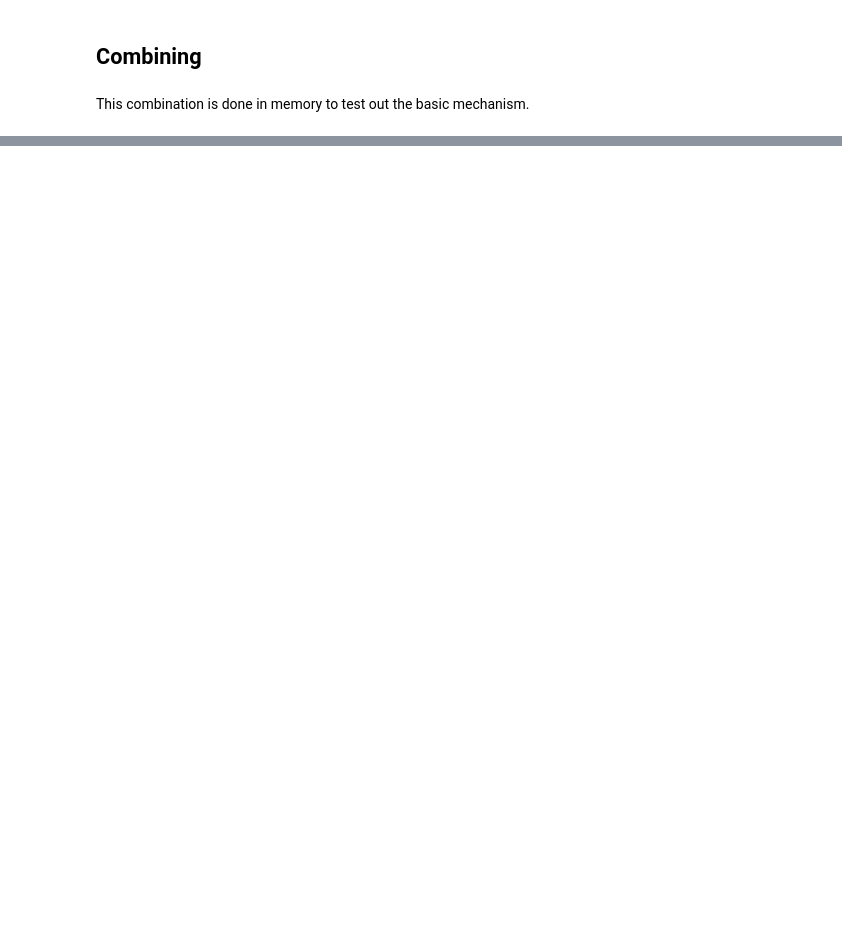
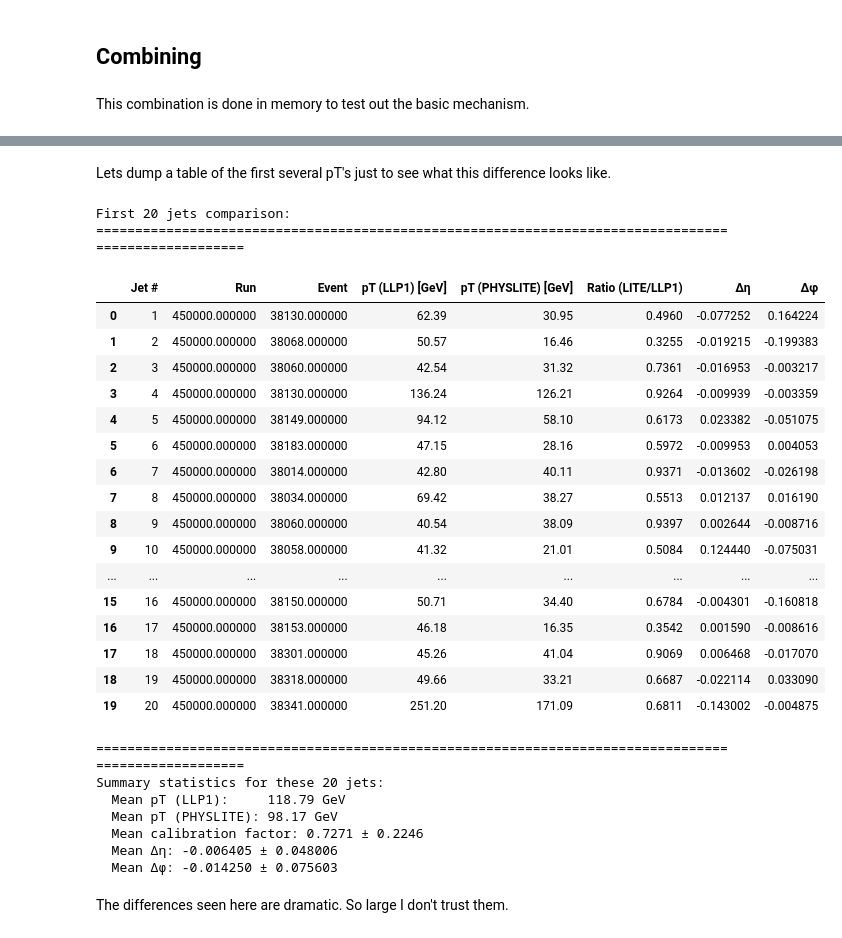
Before and after one commit to gordonwatts/sx_training_fetch, a Jupyter notebook: notebooks/006 - Test PHYSLITE Combo.ipynb, the cells around one changed output, grey strips where cells are left out. Drawn from its saved outputs; the diff is of its cells as text; code cells hidden in the pictures; blank space fills up the shorter version.

```diff
--- a/notebooks/006 - Test PHYSLITE Combo.ipynb
+++ b/notebooks/006 - Test PHYSLITE Combo.ipynb
@@ -486,0 +567,75 @@ ak.max(group_event_LLP1[0].evt, keepdims=True, axis=1)
+# %% [markdown]
+Lets dump a table of the first several pT's just to see what this difference looks like.
+# %%
+import pandas as pd
+
+# Create a nice table showing the first 20 jets
+n_jets = min(20, len(combined))
+
+table_data = {
+    'Jet #': range(1, n_jets + 1),
+    'Run': ak.to_numpy(combined.runNumber[:n_jets]),
+    'Event': ak.to_numpy(combined.eventNumber[:n_jets]),
+    'pT (LLP1) [GeV]': ak.to_numpy(combined.pt_llp1[:n_jets]),
+    'pT (PHYSLITE) [GeV]': ak.to_numpy(combined.pt_lite[:n_jets]),
+    'Ratio (LITE/LLP1)': ak.to_numpy((combined.pt_lite / combined.pt_llp1)[:n_jets]),
+    'Δη': ak.to_numpy((combined.eta_lite - combined.eta_llp1)[:n_jets]),
+    'Δφ': ak.to_numpy((combined.phi_lite - combined.phi_llp1)[:n_jets]),
+}
+
+df = pd.DataFrame(table_data)
+
+# Format the dataframe for better display
+pd.options.display.float_format = '{:.4f}'.format
+df_display = df.style.format({
+    'pT (LLP1) [GeV]': '{:.2f}',
+    'pT (PHYSLITE) [GeV]': '{:.2f}',
+    'Ratio (LITE/LLP1)': '{:.4f}',
+    'Δη': '{:.6f}',
+    'Δφ': '{:.6f}',
+}).set_properties(**{
+    'text-align': 'right'
+}).set_table_styles([
+    {'selector': 'th', 'props': [('text-align', 'center'), ('font-weight', 'bold')]}
+])
+
+print(f"First {n_jets} jets comparison:")
+print(f"{'='*100}")
+display(df_display)
+
+print(f"\n{'='*100}")
+print(f"Summary statistics for these {n_jets} jets:")
+print(f"  Mean pT (LLP1):     {df['pT (LLP1) [GeV]'].mean():.2f} GeV")
+print(f"  Mean pT (PHYSLITE): {df['pT (PHYSLITE) [GeV]'].mean():.2f} GeV")
+print(f"  Mean calibration factor: {df['Ratio (LITE/LLP1)'].mean():.4f} ± {df['Ratio (LITE/LLP1)'].std():.4f}")
+print(f"  Mean Δη: {df['Δη'].mean():.6f} ± {df['Δη'].std():.6f}")
+print(f"  Mean Δφ: {df['Δφ'].mean():.6f} ± {df['Δφ'].std():.6f}")
+# %% [output]
+First 20 jets comparison:
+====================================================================================================
+|  | Jet # | Run | Event | pT (LLP1) [GeV] | pT (PHYSLITE) [GeV] | Ratio (LITE/LLP1) | Δη | Δφ |
+| 0 | 1 | 450000.000000 | 38130.000000 | 62.39 | 30.95 | 0.4960 | -0.077252 | 0.164224 |
+| 1 | 2 | 450000.000000 | 38068.000000 | 50.57 | 16.46 | 0.3255 | -0.019215 | -0.199383 |
+| 2 | 3 | 450000.000000 | 38060.000000 | 42.54 | 31.32 | 0.7361 | -0.016953 | -0.003217 |
+| 3 | 4 | 450000.000000 | 38130.000000 | 136.24 | 126.21 | 0.9264 | -0.009939 | -0.003359 |
+| 4 | 5 | 450000.000000 | 38149.000000 | 94.12 | 58.10 | 0.6173 | 0.023382 | -0.051075 |
+| 5 | 6 | 450000.000000 | 38183.000000 | 47.15 | 28.16 | 0.5972 | -0.009953 | 0.004053 |
+| 6 | 7 | 450000.000000 | 38014.000000 | 42.80 | 40.11 | 0.9371 | -0.013602 | -0.026198 |
+| 7 | 8 | 450000.000000 | 38034.000000 | 69.42 | 38.27 | 0.5513 | 0.012137 | 0.016190 |
+| 8 | 9 | 450000.000000 | 38060.000000 | 40.54 | 38.09 | 0.9397 | 0.002644 | -0.008716 |
+| 9 | 10 | 450000.000000 | 38058.000000 | 41.32 | 21.01 | 0.5084 | 0.124440 | -0.075031 |
+| ... | ... | ... | ... | ... | ... | ... | ... | ... |
+| 15 | 16 | 450000.000000 | 38150.000000 | 50.71 | 34.40 | 0.6784 | -0.004301 | -0.160818 |
+| 16 | 17 | 450000.000000 | 38153.000000 | 46.18 | 16.35 | 0.3542 | 0.001590 | -0.008616 |
+| 17 | 18 | 450000.000000 | 38301.000000 | 45.26 | 41.04 | 0.9069 | 0.006468 | -0.017070 |
+| 18 | 19 | 450000.000000 | 38318.000000 | 49.66 | 33.21 | 0.6687 | -0.022114 | 0.033090 |
+| 19 | 20 | 450000.000000 | 38341.000000 | 251.20 | 171.09 | 0.6811 | -0.143002 | -0.004875 |
+====================================================================================================
+Summary statistics for these 20 jets:
+  Mean pT (LLP1):     118.79 GeV
+  Mean pT (PHYSLITE): 98.17 GeV
+  Mean calibration factor: 0.7271 ± 0.2246
+  Mean Δη: -0.006405 ± 0.048006
+  Mean Δφ: -0.014250 ± 0.075603
+# %% [markdown]
+The differences seen here are dramatic. So large I don't trust them.
```
Also changed, not shown: parts of 15 cells of this notebook, 1 other file.
